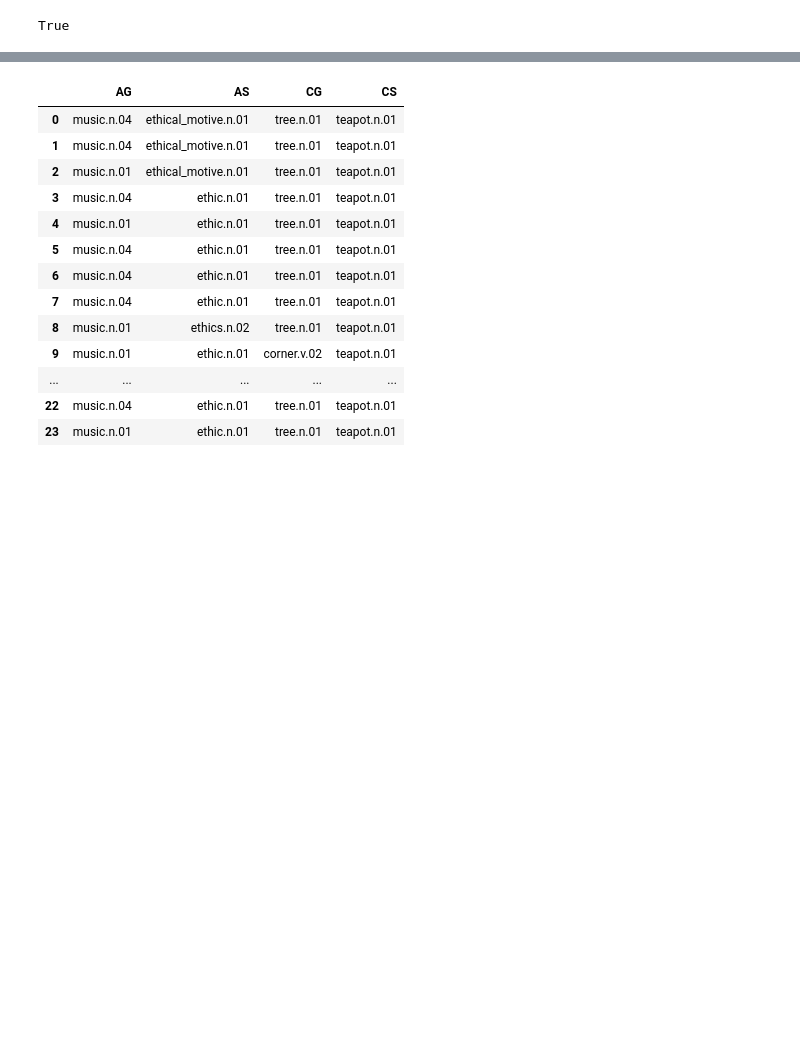
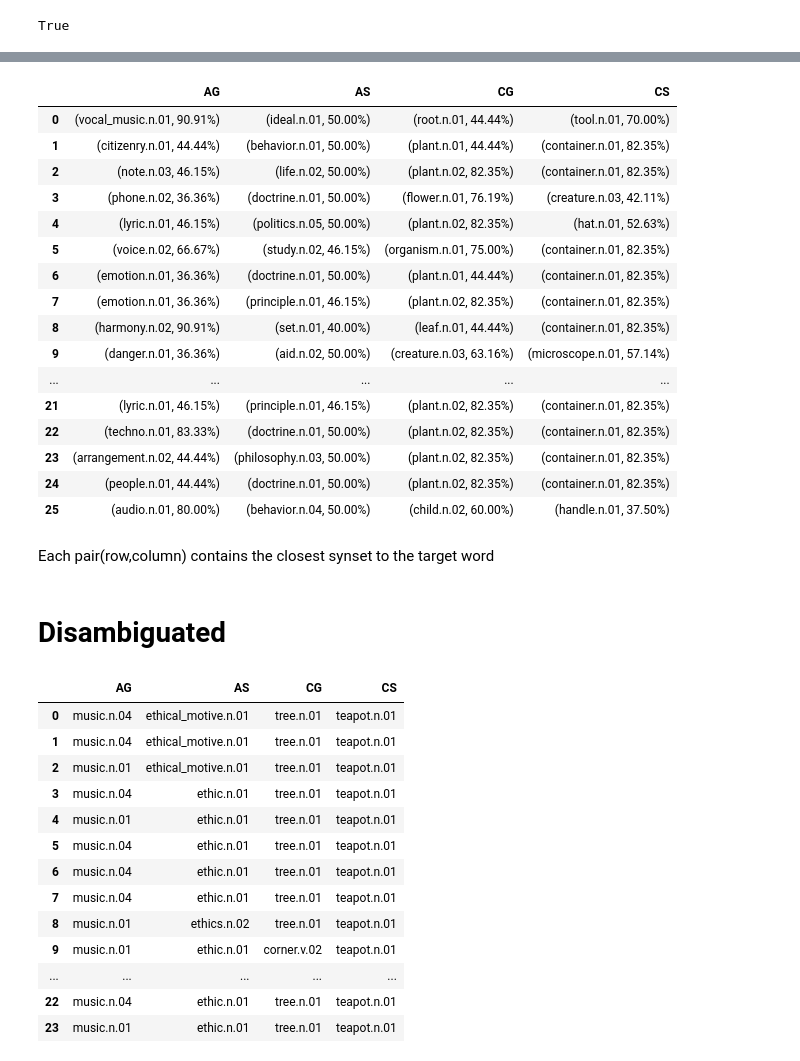
Before and after one commit to B-u-b-y/Progetto_TLN, a Jupyter notebook: Esercitazioni_parte3/Lab2.ipynb, the cells around one changed output, grey strips where cells are left out. Drawn from its saved outputs; the diff is of its cells as text; code cells hidden in the pictures; blank space fills up the shorter version.

```diff
--- a/Esercitazioni_parte3/Lab2.ipynb
+++ b/Esercitazioni_parte3/Lab2.ipynb
@@ -142,4 +122,72 @@ df_synsets
 | 23 | [associate_in_nursing.n.01, arran... | [deoxyadenosine_monophosphate.n.0... | [deoxyadenosine_monophosphate.n.0... | [deoxyadenosine_monophosphate.n.0... |
 | 24 | [sound.v.03, can.v.01, be.v.02, m... | [arm.n.02, doctrine.n.01, study.n... | [plant.n.02, generic.n.01, dimens... | [container.n.01, normally.r.01, u... |
 | 25 | [angstrom.n.01, set.n.01, audio.n... | [moral.a.01, behavior.n.04, aim.v... | [classical.a.01, definition.n.01,... | [associate_in_nursing.n.01, objec... |
+# %%
+def closest_synset_to_target(synset_names, target_synset):
+    best_name = None
+    best_score = -1
+
+    for name in synset_names:
+        try:
+            syn = wn.synset(name)
+            score = syn.wup_similarity(target_synset) or 0
+            if score > best_score:
+                best_score = score
+                best_name = name
+        except Exception:
+            continue
+
+    return best_name, f"{best_score * 100:.2f}%"
+
+
+word_expected = {
+    "AG": "music",
+    "AS": "ethics",
+    "CG": "tree",
+    "CS": "teapot",
+}
+
+target_synsets = {}
+for col, word in word_expected.items():
+    syns = wn.synsets(word)
+    if syns:
+        target_synsets[col] = syns[0]
+
+closest_data = {}
+
+for col in df_synsets.columns:
+    if col not in target_synsets:
+        continue
+
+    target_syn = target_synsets[col]
+
+    closest_data[col] = [
+        closest_synset_to_target(synset_list, target_syn)
+        for synset_list in df_synsets[col]
+    ]
+
+df_closest = pd.DataFrame(closest_data)
+df_closest
+# %% [output]
+|  | AG | AS | CG | CS |
+| 0 | (vocal_music.n.01, 90.91%) | (ideal.n.01, 50.00%) | (root.n.01, 44.44%) | (tool.n.01, 70.00%) |
+| 1 | (citizenry.n.01, 44.44%) | (behavior.n.01, 50.00%) | (plant.n.01, 44.44%) | (container.n.01, 82.35%) |
+| 2 | (note.n.03, 46.15%) | (life.n.02, 50.00%) | (plant.n.02, 82.35%) | (container.n.01, 82.35%) |
+| 3 | (phone.n.02, 36.36%) | (doctrine.n.01, 50.00%) | (flower.n.01, 76.19%) | (creature.n.03, 42.11%) |
+| 4 | (lyric.n.01, 46.15%) | (politics.n.05, 50.00%) | (plant.n.02, 82.35%) | (hat.n.01, 52.63%) |
+| 5 | (voice.n.02, 66.67%) | (study.n.02, 46.15%) | (organism.n.01, 75.00%) | (container.n.01, 82.35%) |
+| 6 | (emotion.n.01, 36.36%) | (doctrine.n.01, 50.00%) | (plant.n.01, 44.44%) | (container.n.01, 82.35%) |
+| 7 | (emotion.n.01, 36.36%) | (principle.n.01, 46.15%) | (plant.n.02, 82.35%) | (container.n.01, 82.35%) |
+| 8 | (harmony.n.02, 90.91%) | (set.n.01, 40.00%) | (leaf.n.01, 44.44%) | (container.n.01, 82.35%) |
+| 9 | (danger.n.01, 36.36%) | (aid.n.02, 50.00%) | (creature.n.03, 63.16%) | (microscope.n.01, 57.14%) |
+| ... | ... | ... | ... | ... |
+| 21 | (lyric.n.01, 46.15%) | (principle.n.01, 46.15%) | (plant.n.02, 82.35%) | (container.n.01, 82.35%) |
+| 22 | (techno.n.01, 83.33%) | (doctrine.n.01, 50.00%) | (plant.n.02, 82.35%) | (container.n.01, 82.35%) |
+| 23 | (arrangement.n.02, 44.44%) | (philosophy.n.03, 50.00%) | (plant.n.02, 82.35%) | (container.n.01, 82.35%) |
+| 24 | (people.n.01, 44.44%) | (doctrine.n.01, 50.00%) | (plant.n.02, 82.35%) | (container.n.01, 82.35%) |
+| 25 | (audio.n.01, 80.00%) | (behavior.n.04, 50.00%) | (child.n.02, 60.00%) | (handle.n.01, 37.50%) |
+# %% [markdown]
+Each pair(row,column) contains the closest synset to the target word
+# %% [markdown]
+# Disambiguated
 # %%
```
Also changed, not shown: parts of 6 cells of this notebook.
